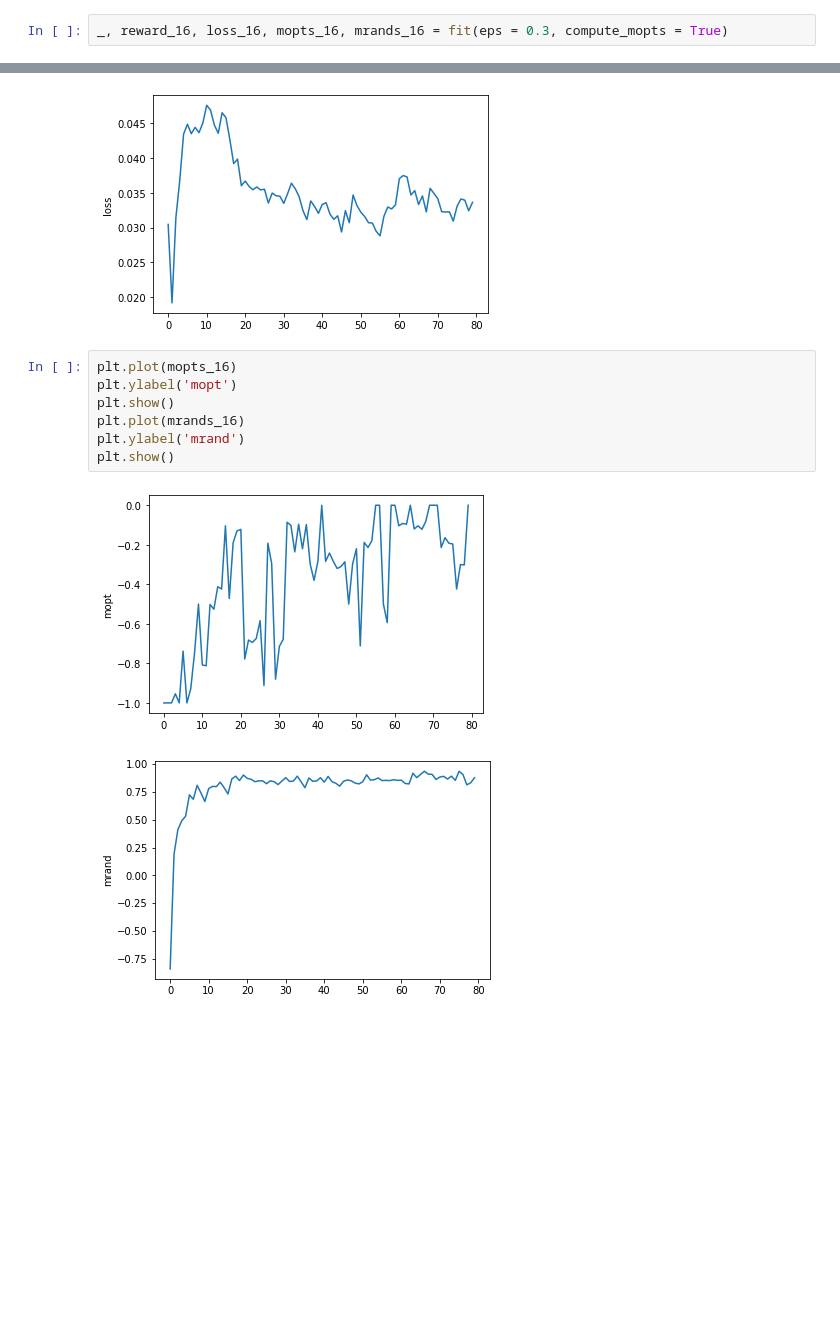
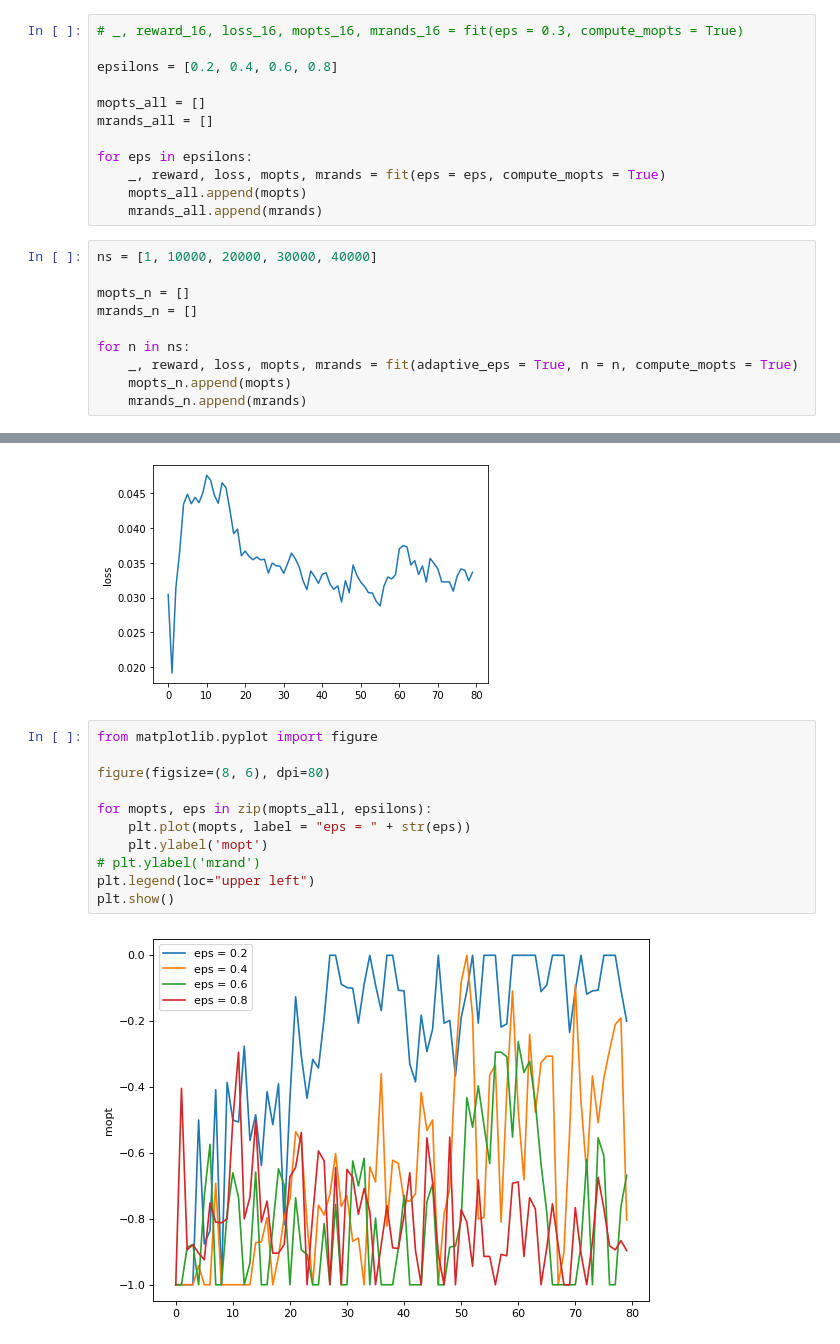
Before and after one commit to wiggleman/CS-456-project, a Jupyter notebook: DQN_self_learn.ipynb, the cells around one changed output, grey strips where cells are left out. Saved outputs shown, nothing was run; the diff lists cells and outputs as text; blank space fills up the shorter version.

```diff
--- a/DQN_self_learn.ipynb
+++ b/DQN_self_learn.ipynb
@@ -525,8 +499,28 @@ def compute_mrand(target):
                 env.reset()
                 break
     return (num_win - num_loss) / 500
-# %%
-_, reward_16, loss_16, mopts_16, mrands_16 = fit(eps = 0.3, compute_mopts = True)
+# %%
+# _, reward_16, loss_16, mopts_16, mrands_16 = fit(eps = 0.3, compute_mopts = True)
+
+epsilons = [0.2, 0.4, 0.6, 0.8]
+
+mopts_all = []
+mrands_all = []
+
+for eps in epsilons:
+    _, reward, loss, mopts, mrands = fit(eps = eps, compute_mopts = True)
+    mopts_all.append(mopts)
+    mrands_all.append(mrands)
+# %%
+ns = [1, 10000, 20000, 30000, 40000]
+
+mopts_n = []
+mrands_n = []
+
+for n in ns:
+    _, reward, loss, mopts, mrands = fit(adaptive_eps = True, n = n, compute_mopts = True)
+    mopts_n.append(mopts)
+    mrands_n.append(mrands)
 # %%
 def compute_reward_and_loss(reward, loss):
 
@@ -565,13 +559,16 @@ plt.show()
 # %% [output]
 [figure]
 [figure]
-# %%
-plt.plot(mopts_16)
-plt.ylabel('mopt')
-plt.show()
-plt.plot(mrands_16)
-plt.ylabel('mrand')
-plt.show()
-# %% [output]
-[figure, removed]
-[figure, removed]
+# %%
+from matplotlib.pyplot import figure
+
+figure(figsize=(8, 6), dpi=80)
+
+for mopts, eps in zip(mopts_all, epsilons):
+    plt.plot(mopts, label = "eps = " + str(eps))
+    plt.ylabel('mopt')
+# plt.ylabel('mrand')
+plt.legend(loc="upper left")
+plt.show()
+# %% [output]
+[figure, added]
```
Also changed, not shown: parts of 5 cells of this notebook.
